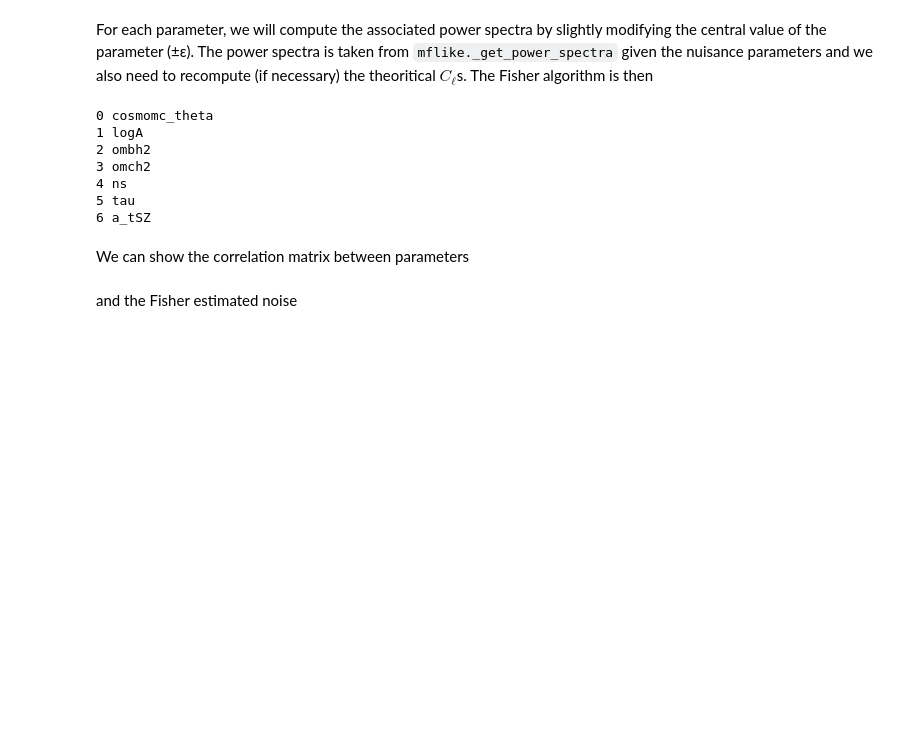
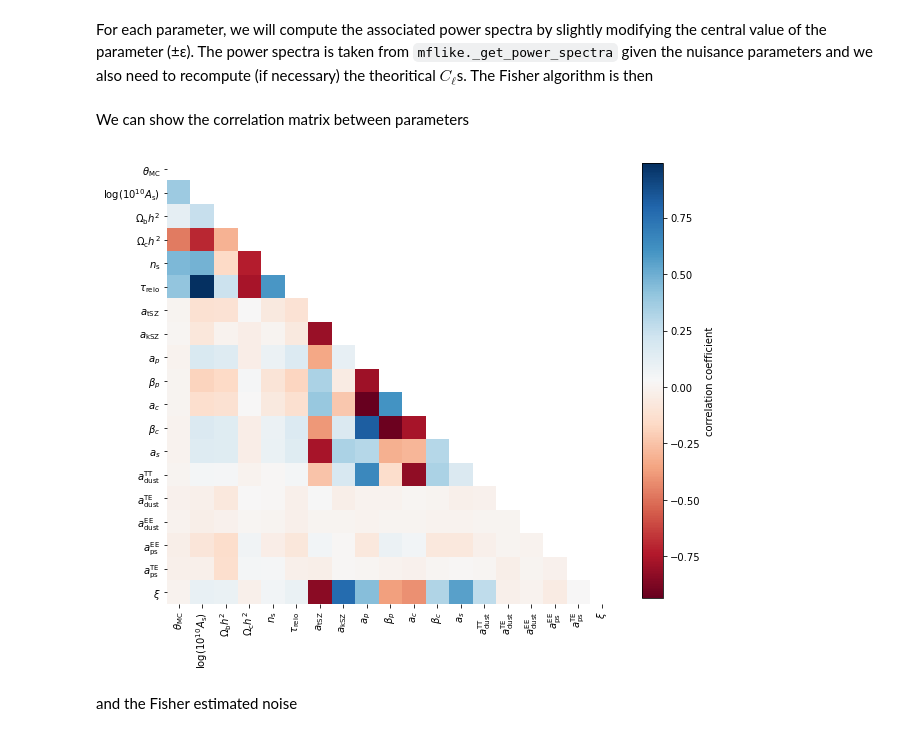
Before and after one commit to simonsobs/LAT_MFLike, a Jupyter notebook: notebooks/mflike_tutorial.ipynb, the cells around one changed output. Cells and saved outputs as stored; diff of their text form; code cells hidden in the pictures; blank space fills up the shorter version.

```diff
--- a/notebooks/mflike_tutorial.ipynb
+++ b/notebooks/mflike_tutorial.ipynb
@@ -388,7 +411,11 @@ for i, cross in enumerate(crosses):
         else:
             ax.errorbar(l, delta_cl, cl_err, fmt=".C{}".format(j))
         chi2 = delta_cl @ inv_cov @ delta_cl
-        title = "%s - %dx%d GHz\n$\chi2$/ndf = %.2f" % (spec.upper(), *cross, chi2 / len(delta_cl))
+        title = "%s - %dx%d GHz\n$\chi2$/ndf = %.2f" % (
+            spec.upper(),
+            *cross,
+            chi2 / len(delta_cl),
+        )
         axes[i, j].legend([], title=title)
 
 for ax in axes[:, 0]:
@@ -457,9 +479,11 @@ mflike = model.likelihood["mflike.MFLike"]
 Given the sampled parameters, we now set the defaults value of parameters in the same order as the
 `cobaya`'s one
 # %%
-default_values = {**cosmo_params,**fg_params,**nuisance_params}.copy()
+default_values = {**cosmo_params, **fg_params, **nuisance_params}.copy()
 default_values["logA"] = cosmo_params["logA"]["value"]
-defaults = {k: default_values[k] for k in model.parameterization.sampled_params().keys()}
+defaults = {
+    k: default_values[k] for k in model.parameterization.sampled_params().keys()
+}
 # %% [markdown]
 and we define the list of Fisher parameters, removing from the list the parameters we don't want to perturb (for example, all the nuisance parameters + `Alens`+`T_d` in this case)
 # %%
@@ -474,13 +498,12 @@ $C_\ell$s. The Fisher algorithm is then
 # %%
 deriv = {k: None for k in fisher_params}
 for i, p in enumerate(fisher_params):
-    print(i,p)
+
     def _get_power_spectra(epsilon):
         point = defaults.copy()
-        if point[p] != 0:
-            point.update({p: point[p] * (1 + epsilon)})
-        else:
-            point.update({p: point[p] + epsilon})
+        point.update(
+            {p: point[p] * (1 + epsilon) if point[p] != 0 else point[p] + epsilon}
+        )
         model.logposterior(point)
         cl = model.theory["camb"].get_Cl(ell_factor=True)
         return mflike._get_power_spectra(cl, **point)
@@ -508,29 +531,39 @@ for i1, p1 in enumerate(fisher_params):
     for i2, p2 in enumerate(fisher_params):
         fisher_matrix[i1, i2] = np.dot(deriv[p1], mflike.inv_cov.dot(deriv[p2]))
 fisher_cov = np.linalg.inv(fisher_matrix)
-# %% [output]
-0 cosmomc_theta
-1 logA
-2 ombh2
-3 omch2
-4 ns
-5 tau
-6 a_tSZ
 # %% [markdown]
 We can show the correlation matrix between parameters
 # %%
+plt.figure(figsize=(10, 10))
+
+cosmo_labels = dict(
+    cosmomc_theta=r"\theta_\mathrm{MC}",
+    logA=r"\log(10^{10} A_\mathrm{s})",
+    ns=r"n_\mathrm{s}",
+    ombh2=r"\Omega_\mathrm{b}h^2",
+    omch2=r"\Omega_\mathrm{c}h^2",
+    tau=r"\tau_\mathrm{reio}",
+)
+labels = model.parameterization.labels()
+latex_names = [
+    f"${cosmo_labels[name] if name in cosmo_params else labels[name]}$"
+    for name in fisher_params
+]
+
 fisher_sigmas = np.sqrt(np.diag(fisher_cov))
 norm = np.outer(fisher_sigmas, fisher_sigmas)
 fisher_corr = fisher_cov / norm
-plt.figure(figsize=(10, 10))
+
 ind = np.triu_indices_from(fisher_corr)
 fisher_corr[ind] = np.nan
 plt.imshow(fisher_corr, cmap="RdBu")
-plt.xticks(np.arange(nparams), fisher_params, rotation=90)
-plt.yticks(np.arange(nparams), fisher_params, rotation=0)
+plt.xticks(np.arange(nparams), latex_names, rotation=90)
+plt.yticks(np.arange(nparams), latex_names, rotation=0)
 cbar = plt.colorbar(shrink=0.8)
 cbar.set_label("correlation coefficient")
 [s.set_visible(False) for s in plt.gca().spines.values()];
+# %% [output]
+[figure, added]
 # %% [markdown]
 and the Fisher estimated noise
 # %%
```
Also changed, not shown: parts of 26 cells of this notebook.
